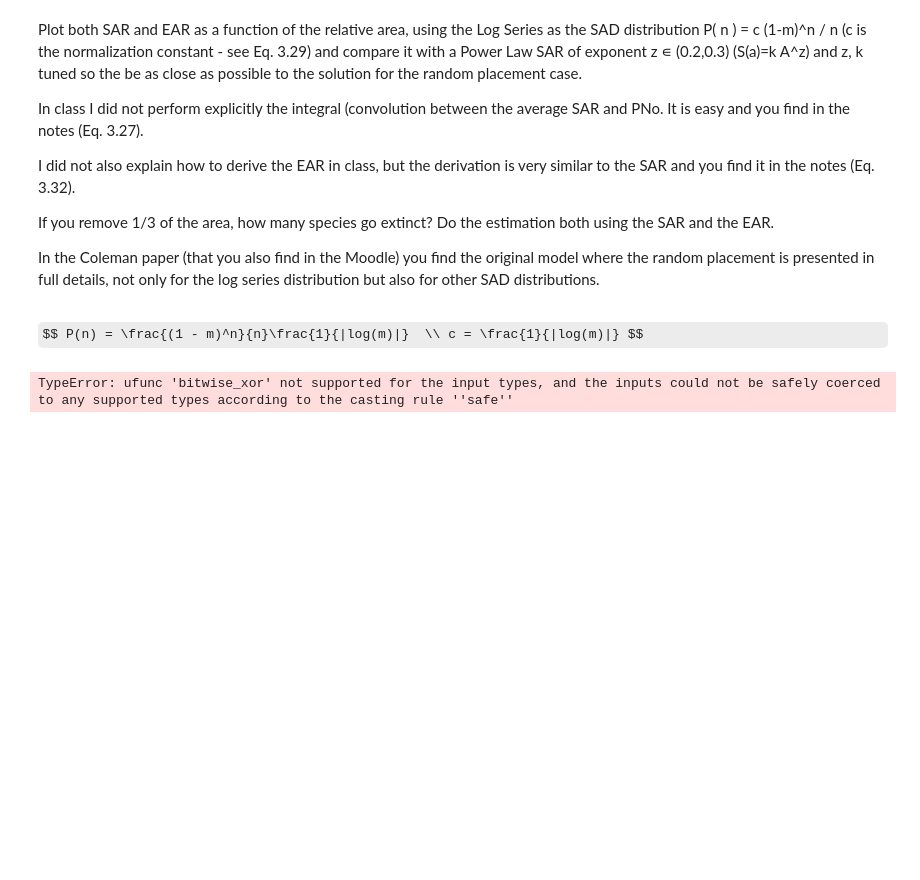
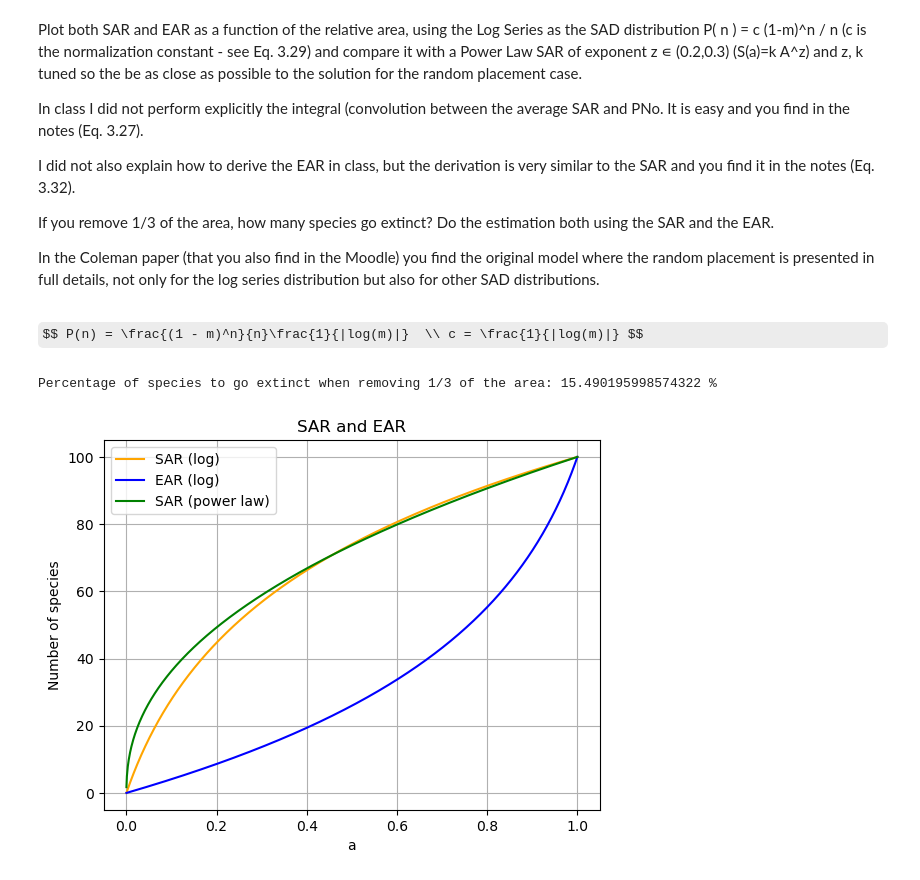
Before and after one commit to pietromalagoli/Physics-of-Living-Systems, a Jupyter notebook: homework2.ipynb, the cells around one changed output. Drawn from its saved outputs; the diff is of its cells as text; code cells hidden in the pictures; some formulas as TeX source; blank space fills up the shorter version.

Commit message:
Homework 2 done, just polish

```diff
--- a/homework2.ipynb
+++ b/homework2.ipynb
@@ -16,21 +16,47 @@ $$ P(n) = \frac{(1 - m)^n}{n}\frac{1}{|log(m)|}  \\ c = \frac{1}{|log(m)|} $$
 import numpy as np
 import matplotlib.pyplot as plt
 from scipy import integrate
-# %%
-# n: population
-# c: normalization constant
-# m = b0 (migration rate)
-
-m = 2
-
-def sad(n):
-    #c = 1 / integrate.quad(sad(n), 0, np.inf)
-    c = 1 / np.abs(np.log(m))
-    #m = np.exp(1 / c)
-    return (c * ((1 - m)^n) / n)
-
-n_s = np.linspace(0,1000,101)
-
-plt.plot(n_s, sad(n_s))
-# %% [output]
-TypeError: ufunc 'bitwise_xor' not supported for the input types, and the inputs could not be safely coerced to any supported types according to the casting rule ''safe''
+# %%
+# n: population
+# m = b0 (migration rate); m != 1, m > 0
+# S: number of species; S > 0, integer
+# a: (alpha) -> area fraction 0 <= a <= 1
+# z: power law exp; from literature: 0.2<=z>=0.3
+
+m = 0.1 # m < 1 -> convex sar_log ; m > 1 -> concave sar_log
+S = 100
+z = 0.44 # it is asked to tune it to best fit the sar
+
+
+def sad(n):
+    return ((1 / np.abs(np.log(m)) * pow(1 - m,n)) / n)
+
+def sar_log(a, S, m):
+    # From Eq. 3.29
+    return S * (1 - (np.log(m * (1 - a) + a)) / np.log(m))
+
+def sar_pw(a, k, z):
+    return k * a ** z
+
+def ear_log(a, S, m):
+    # see my notes (Homework 2)
+    return S * (np.log(1 - (a * (1 - m))) / np.log(m))
+
+
+a_s = np.linspace(0.0001, 1, 1000)
+
+plt.plot(a_s, sar_log(a_s, S, m), color='orange', label='SAR (log)')
+plt.plot(a_s, ear_log(a_s, S, m), color='blue', label='EAR (log)')
+plt.plot(a_s, sar_pw(a_s, S, z), color='green', label='SAR (power law)')
+plt.title('SAR and EAR')
+plt.legend()
+plt.xlabel('a')
+plt.ylabel('Number of species')
+plt.grid()
+
+
+# if you remove 1/3 of the area ...
+print("Percentage of species to go extinct when removing 1/3 of the area:", (ear_log(1/3,S,m) / S) * 100,"%")
+# %% [output]
+Percentage of species to go extinct when removing 1/3 of the area: 15.490195998574322 %
+[figure, added]
```
